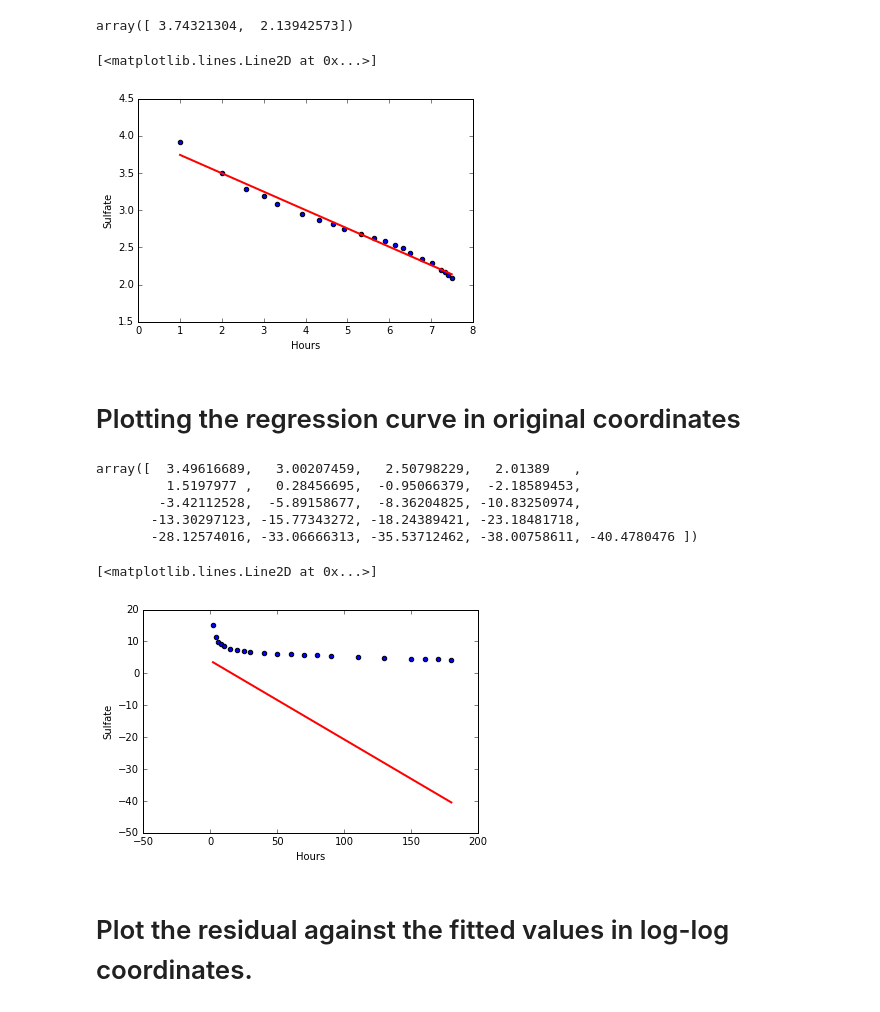
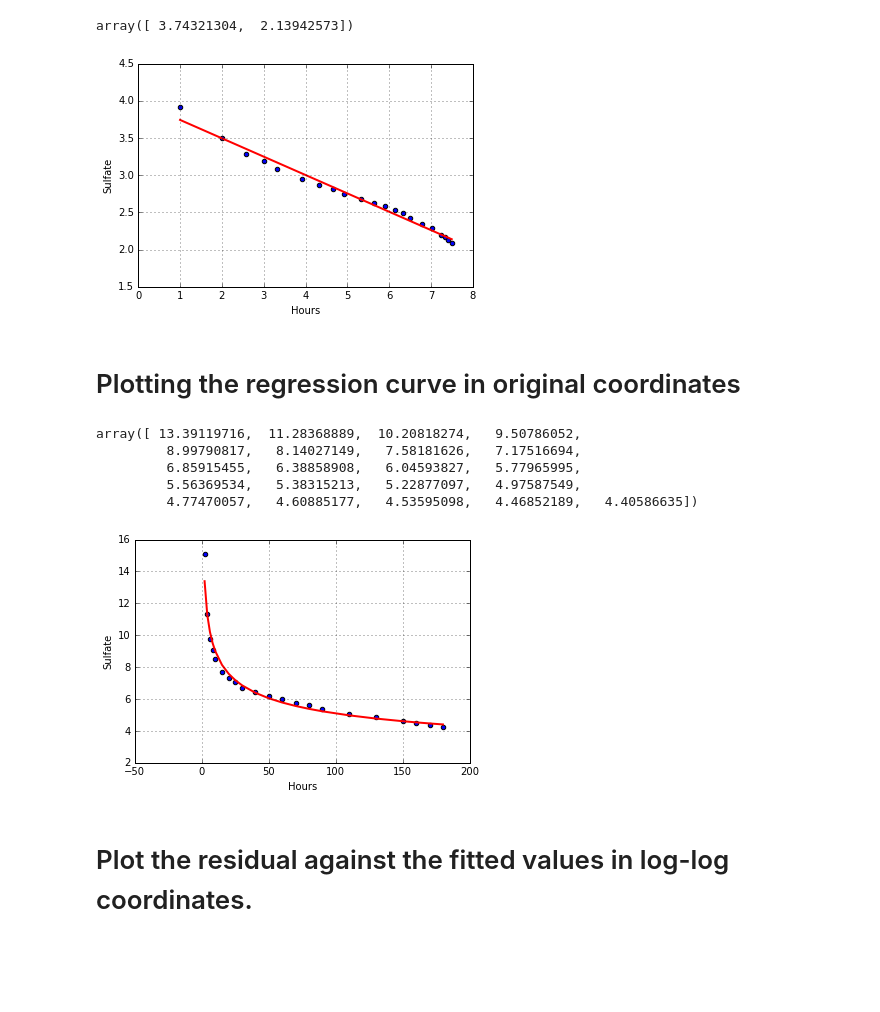
Before and after one commit to ssdfx007008/AML, a Jupyter notebook: hw4/7-9_7-10.ipynb, the cells around one changed output. Saved outputs shown, nothing was run; the diff lists cells and outputs as text; code cells hidden in the pictures; blank space fills up the shorter version.

```diff
--- a/hw4/7-9_7-10.ipynb
+++ b/hw4/7-9_7-10.ipynb
@@ -81,27 +81,28 @@ array([ 3.74321304,  2.13942573])
 # %%
 data_log.plot(kind='scatter', x='Hours', y='Sulfate')
 plt.plot(Hours_new, preds, c='red', linewidth=2)
+plt.grid()
 # %% [output]
-[<matplotlib.lines.Line2D at 0x...>]
-[figure, old version]
+[figure, new version]
 # %% [markdown]
 # Plotting the regression curve in original coordinates
 # %%
-Hours_original = pd.DataFrame({'Hours':data.Hours})
-preds_original = lm.predict(Hours_original)
+#Hours_original = pd.DataFrame({'Hours':data.Hours})
+preds_original = lm.predict(pd.DataFrame(data_log["Hours"]))
+preds_original = np.exp2(preds_original)
 preds_original
 # %% [output]
-array([  3.49616689,   3.00207459,   2.50798229,   2.01389   ,
-         1.5197977 ,   0.28456695,  -0.95066379,  -2.18589453,
-        -3.42112528,  -5.89158677,  -8.36204825, -10.83250974,
-       -13.30297123, -15.77343272, -18.24389421, -23.18481718,
-       -28.12574016, -33.06666313, -35.53712462, -38.00758611, -40.4780476 ])
+array([ 13.39119716,  11.28368889,  10.20818274,   9.50786052,
+         8.99790817,   8.14027149,   7.58181626,   7.17516694,
+         6.85915455,   6.38858908,   6.04593827,   5.77965995,
+         5.56369534,   5.38315213,   5.22877097,   4.97587549,
+         4.77470057,   4.60885177,   4.53595098,   4.46852189,   4.40586635])
 # %%
 data.plot(kind='scatter', x='Hours', y='Sulfate')
 plt.plot(Hours_original, preds_original, c='red', linewidth=2)
+plt.grid()
 # %% [output]
-[<matplotlib.lines.Line2D at 0x...>]
-[figure, old version]
+[figure, new version]
 # %% [markdown]
 # Plot the residual against the fitted values in log-log coordinates.
 # %%
```
Also changed, not shown: parts of 10 cells of this notebook.
